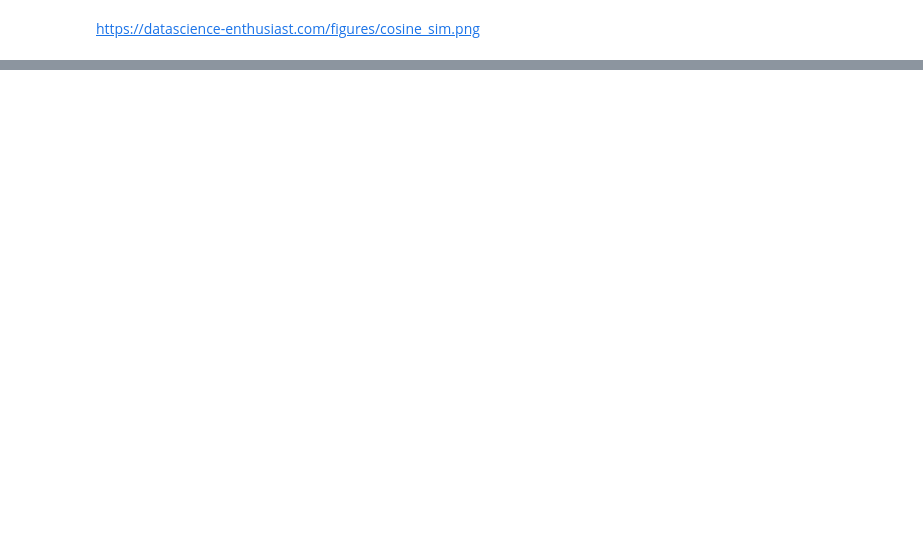
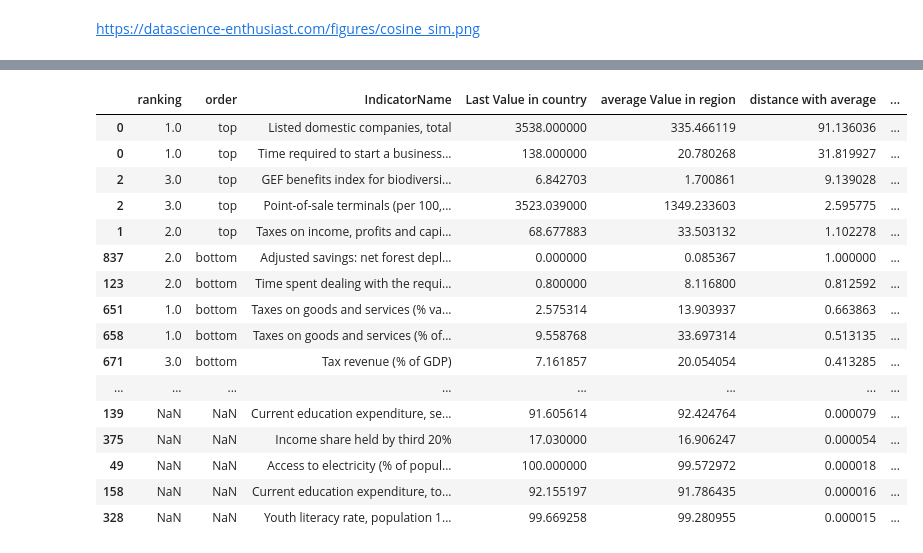
Before and after one commit to jaimevalero/world-development-indicators, a Jupyter notebook: jupyter/what-if.ipynb, the cells around one changed output, grey strips where cells are left out. Saved outputs shown, nothing was run; the diff lists cells and outputs as text; code cells hidden in the pictures; blank space fills up the shorter version.

```diff
--- a/jupyter/what-if.ipynb
+++ b/jupyter/what-if.ipynb
@@ -975,0 +906,21 @@ for IndicatorName in df_cosine_results.head(20).IndicatorName.values :
+# %%
+df = pd.concat([df_rankings.head(20),df_cosine_results.head(20)])
+df.sort_values(by=['distance with average'], ascending=False)
+# %% [output]
+|  | ranking | order | IndicatorName | Last Value in country | average Value in region | distance with average | ... |
+| 0 | 1.0 | top | Listed domestic companies, total | 3538.000000 | 335.466119 | 91.136036 | ... |
+| 0 | 1.0 | top | Time required to start a business... | 138.000000 | 20.780268 | 31.819927 | ... |
+| 2 | 3.0 | top | GEF benefits index for biodiversi... | 6.842703 | 1.700861 | 9.139028 | ... |
+| 2 | 3.0 | top | Point-of-sale terminals (per 100,... | 3523.039000 | 1349.233603 | 2.595775 | ... |
+| 1 | 2.0 | top | Taxes on income, profits and capi... | 68.677883 | 33.503132 | 1.102278 | ... |
+| 837 | 2.0 | bottom | Adjusted savings: net forest depl... | 0.000000 | 0.085367 | 1.000000 | ... |
+| 123 | 2.0 | bottom | Time spent dealing with the requi... | 0.800000 | 8.116800 | 0.812592 | ... |
+| 651 | 1.0 | bottom | Taxes on goods and services (% va... | 2.575314 | 13.903937 | 0.663863 | ... |
+| 658 | 1.0 | bottom | Taxes on goods and services (% of... | 9.558768 | 33.697314 | 0.513135 | ... |
+| 671 | 3.0 | bottom | Tax revenue (% of GDP) | 7.161857 | 20.054054 | 0.413285 | ... |
+| ... | ... | ... | ... | ... | ... | ... | ... |
+| 139 | NaN | NaN | Current education expenditure, se... | 91.605614 | 92.424764 | 0.000079 | ... |
+| 375 | NaN | NaN | Income share held by third 20% | 17.030000 | 16.906247 | 0.000054 | ... |
+| 49 | NaN | NaN | Access to electricity (% of popul... | 100.000000 | 99.572972 | 0.000018 | ... |
+| 158 | NaN | NaN | Current education expenditure, to... | 92.155197 | 91.786435 | 0.000016 | ... |
+| 328 | NaN | NaN | Youth literacy rate, population 1... | 99.669258 | 99.280955 | 0.000015 | ... |
```
Also changed, not shown: parts of 14 cells of this notebook.
